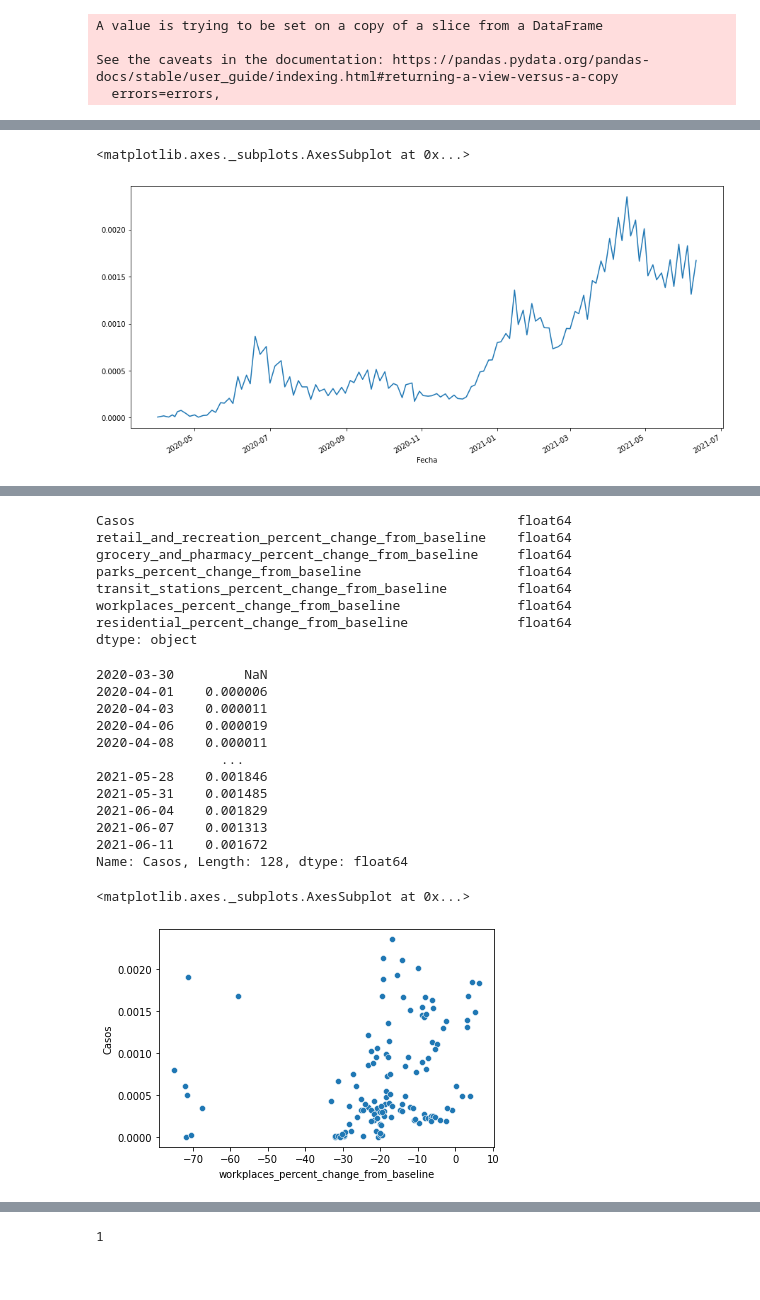
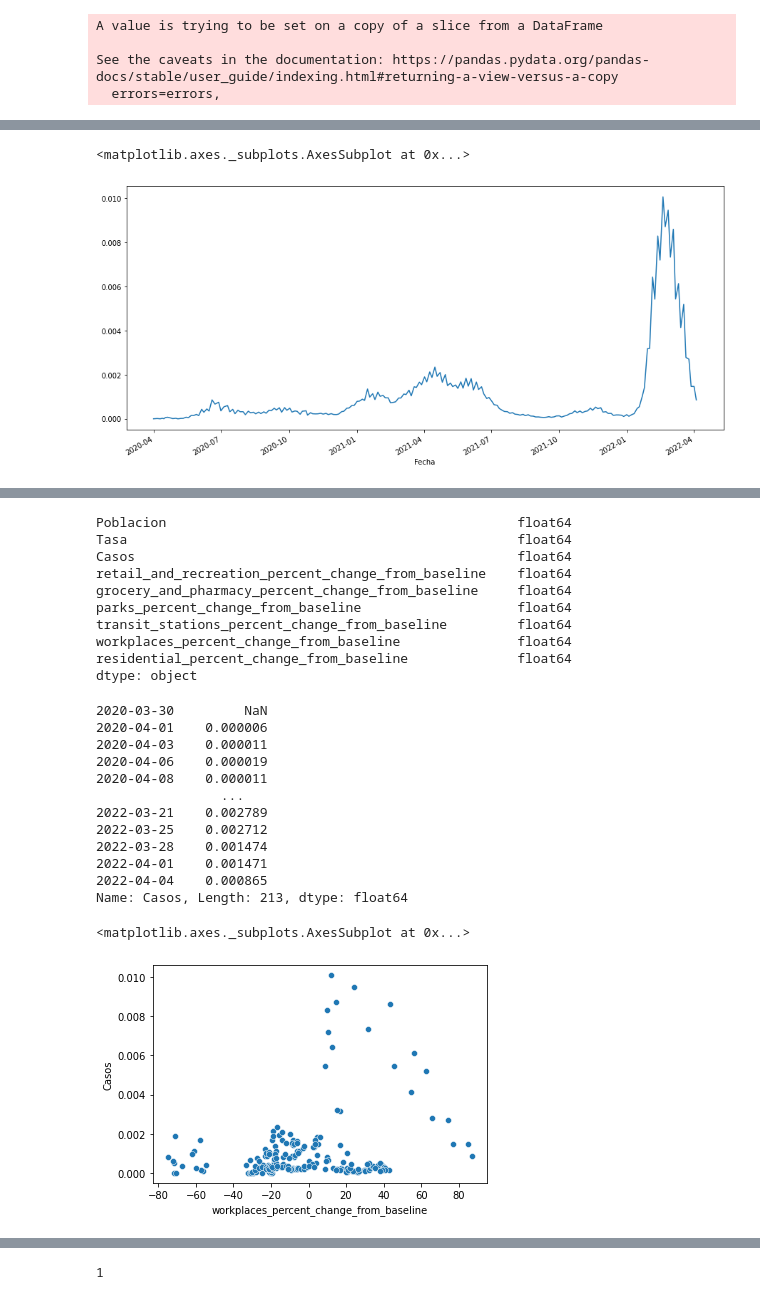
Before and after one commit to sherna90/mineria_datos, a Jupyter notebook: 2-feature_engineering.ipynb, the cells around one changed output, grey strips where cells are left out. Saved outputs shown, nothing was run; the diff lists cells and outputs as text; code cells hidden in the pictures.

```diff
--- a/2-feature_engineering.ipynb
+++ b/2-feature_engineering.ipynb
@@ -61,8 +59,8 @@ poblacion_maule=data.groupby('Region')['Poblacion'].sum()['Maule']
 # %%
 import matplotlib.pyplot as plt
 
-grouped_data_maule=data_maule_tabla.groupby('Fecha')['Casos'].sum()
-grouped_data_maule.plot(figsize=(15,7))
+grouped_data_maule=data_maule_tabla.groupby('Fecha').sum()
+grouped_data_maule['Casos'].plot(figsize=(15,7))
 plt.title('Casos confirmados Maule')
 # %% [output]
 Text(0.5, 1.0, 'Casos confirmados Maule')
@@ -69,0 +68,8 @@ Text(0.5, 1.0, 'Casos confirmados Maule')
+# %%
+poblacion_maule=0.
+for i,comuna in enumerate(data_maule_tabla['Comuna'].unique()):
+  pop=data_maule_tabla.loc[data_maule_tabla['Comuna']==comuna]['Poblacion'].values[0]
+  print('{} Comuna {}, Poblacion {}'.format(i,comuna,pop))
+  if not pd.isna(pop):
+    poblacion_maule+=pop
+print('Poblacion Maule : {}'.format(poblacion_maule))
@@ -70,10 +111,10 @@ Text(0.5, 1.0, 'Casos confirmados Maule')
 # %%
 prevalencia_maule=grouped_data_maule.diff()/poblacion_maule
 # %%
-prevalencia_maule.plot(figsize=(15,7))
+prevalencia_maule['Casos'].plot(figsize=(15,7))
 # %% [output]
 <matplotlib.axes._subplots.AxesSubplot at 0x...>
-[figure, old version]
+[figure, new version]
 # %%
 def get_mobility_data():
     data=pd.read_csv('https://www.gstatic.com/covid19/mobility/Global_Mobility_Report.csv?cachebust=5a11e4fc1b8138c6')
@@ -120,6 +161,8 @@ df_maule=pd.merge(prevalencia_maule,mobility_maule, left_index=True, right_index
 # %%
 df_maule.dtypes
 # %% [output]
+Poblacion                                             float64
+Tasa                                                  float64
 Casos                                                 float64
 retail_and_recreation_percent_change_from_baseline    float64
 grocery_and_pharmacy_percent_change_from_baseline     float64
@@ -137,19 +180,19 @@ df_maule['Casos']
 2020-04-06    0.000019
 2020-04-08    0.000011
                 ...
-2021-05-28    0.001846
-2021-05-31    0.001485
-2021-06-04    0.001829
-2021-06-07    0.001313
-2021-06-11    0.001672
-Name: Casos, Length: 128, dtype: float64
+2022-03-21    0.002789
+2022-03-25    0.002712
+2022-03-28    0.001474
+2022-04-01    0.001471
+2022-04-04    0.000865
+Name: Casos, Length: 213, dtype: float64
 # %%
 import seaborn as sns
 
 sns.scatterplot(x="workplaces_percent_change_from_baseline", y="Casos", data=df_maule)
 # %% [output]
 <matplotlib.axes._subplots.AxesSubplot at 0x...>
-[figure, old version]
+[figure, new version]
 # %%
 sns.scatterplot(x="retail_and_recreation_percent_change_from_baseline", y="Casos", data=df_maule)
 # %% [output]
```
Also changed, not shown: parts of 24 cells of this notebook.
